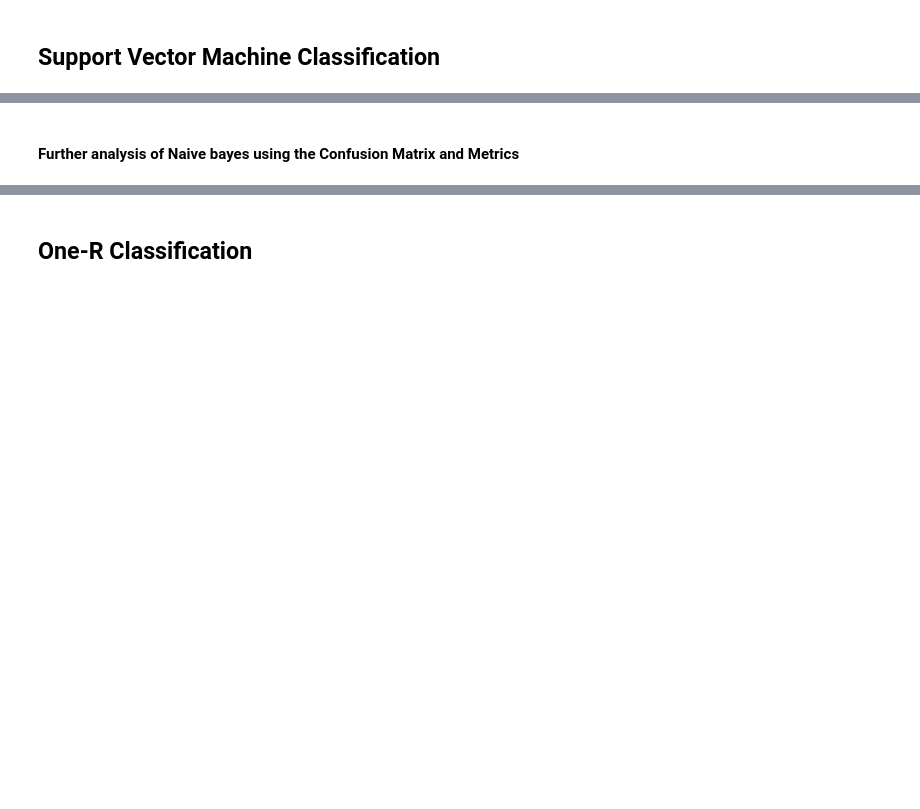
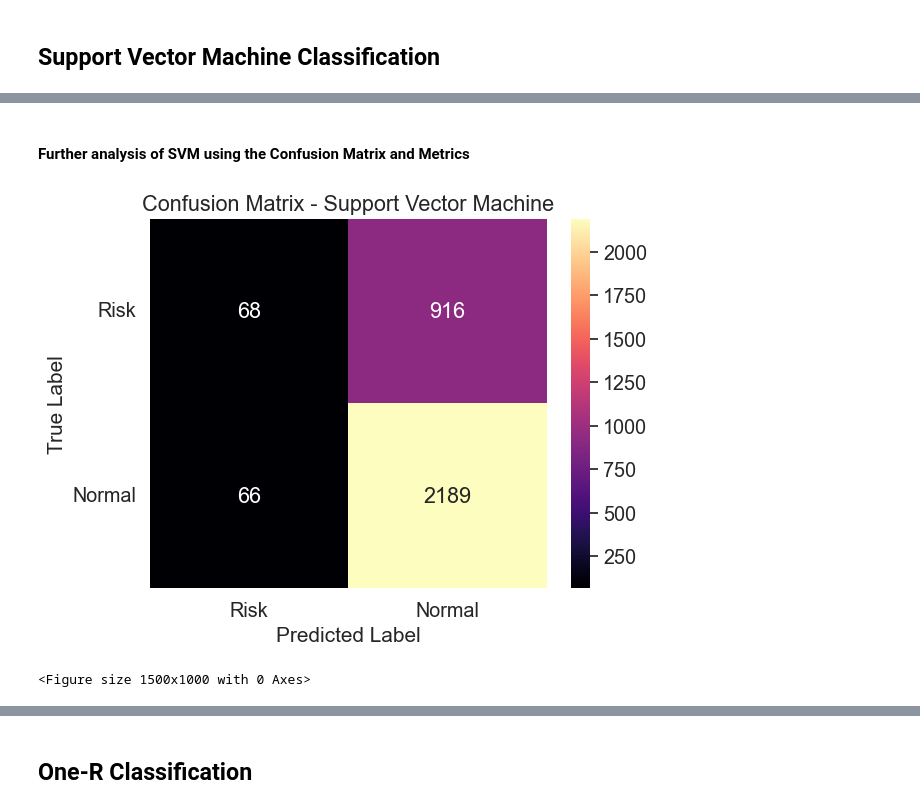
Before and after one commit to mattglenjackson/CP3403_Data_Mining, a Jupyter notebook: CP3403_merged_copy_fixed.ipynb, the cells around one changed output, grey strips where cells are left out. Saved outputs shown, nothing was run; the diff lists cells and outputs as text; code cells hidden in the pictures; blank space fills up the shorter version.

```diff
--- a/CP3403_merged_copy_fixed.ipynb
+++ b/CP3403_merged_copy_fixed.ipynb
@@ -760,19 +776,22 @@ test_pred_svm = svm.predict(x_test)
 # %% [markdown]
-#### Further analysis of Naive bayes using the Confusion Matrix and Metrics
+#### Further analysis of SVM using the Confusion Matrix and Metrics
 # %%
 confusion_matrix = metrics.confusion_matrix(y_test, test_pred_svm)
 matrix_class_data = pd.DataFrame(confusion_matrix)
 
 ax = plt.axes()
 sns.set(font_scale=1.3)
 plt.figure(figsize=(15,10))
 sns.heatmap(matrix_class_data, annot=True, fmt='g', ax=ax, cmap="magma")
 
-ax.set_title('Confusion Matrix - Support vector Machine')
+ax.set_title('Confusion Matrix - Support Vector Machine')
 ax.set_xlabel("Predicted Label", fontsize = 15)
 ax.set_xticklabels(['Risk', 'Normal'])
 ax.set_ylabel('True Label', fontsize=15)
 ax.set_yticklabels(['Risk', 'Normal'], rotation=0)
 plt.show()
+# %% [output]
+[figure, added]
+<Figure size 1500x1000 with 0 Axes>
 # %%
 print(metrics.classification_report(y_test, test_pred_svm))
```
Also changed, not shown: parts of 84 cells of this notebook.
